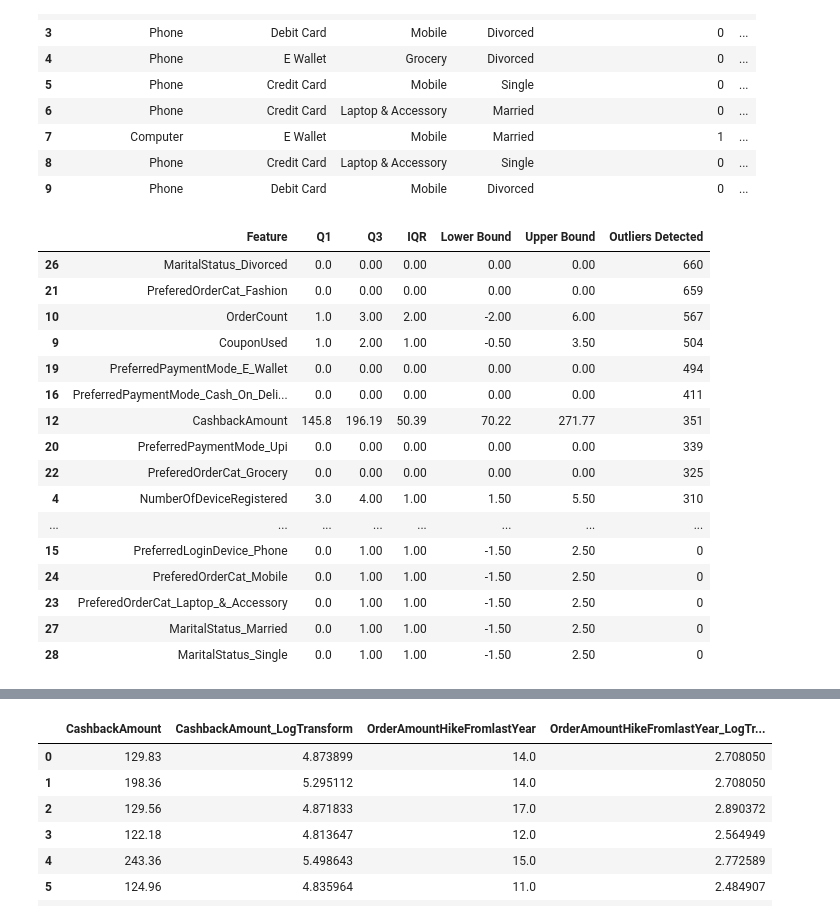
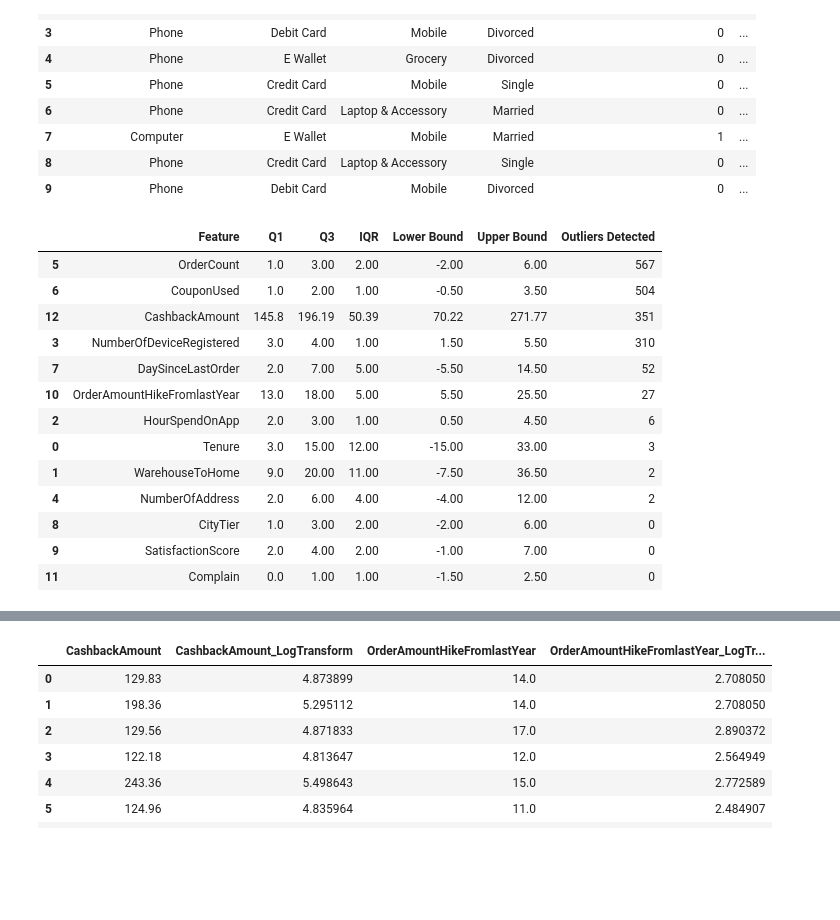
Before and after one commit to DrishtiNigam1928/CUSTOMER_CHURN, a Jupyter notebook: notebooks/main_analysis.ipynb, the cells around one changed output, grey strips where cells are left out. Saved outputs shown, nothing was run; the diff lists cells and outputs as text; code cells hidden in the pictures; blank space fills up the shorter version.

```diff
--- a/notebooks/main_analysis.ipynb
+++ b/notebooks/main_analysis.ipynb
@@ -199,7 +216,7 @@ def calc_range(min_val, max_val):
 
 stats_dict = {}
 
-for col in numerical_vars:
+for col in features_to_test:
     values = [v for v in df[col] if pd.notna(v)]
 
     col_mean = calc_mean(values)
@@ -420,12 +452,9 @@ PreferedOrderCat: ['Fashion', 'Grocery', 'Laptop & Accessory', 'Mobile', 'Others
 MaritalStatus: ['Divorced', 'Married', 'Single']
 # %%
 # --- D2: Check numeric columns for impossible/negative values
-numeric_check_cols = ["Tenure", "WarehouseToHome", "HourSpendOnApp", "NumberOfDeviceRegistered",
-                      "SatisfactionScore", "NumberOfAddress", "OrderAmountHikeFromlastYear",
-                      "CouponUsed", "OrderCount", "DaySinceLastOrder", "CashbackAmount"]
 
 invalid_report = []
-for col in numeric_check_cols:
+for col in features_to_test:
     if col in df_cleaned.columns:
         negative_count = (df_cleaned[col] < 0).sum()
         invalid_report.append({"Feature": col, "Negative Values": negative_count})
@@ -558,49 +589,62 @@ def calc_q3(values):
 # %%
 # Apply IQR method to each numerical feature
 iqr_report = []
 outlier_indices_by_col = {}   # store row indices for later decisions
 
-for col in numerical_vars:
+features_to_test = [
+    'Tenure',
+    'WarehouseToHome',
+    'HourSpendOnApp',
+    'NumberOfDeviceRegistered',
+    'NumberOfAddress',
+    'OrderCount',
+    'CouponUsed',
+    'DaySinceLastOrder',
+    'CityTier',
+    'SatisfactionScore',
+    'OrderAmountHikeFromlastYear',
+    'Complain',
+    'CashbackAmount'
+]
+
+for col in features_to_test:
     values = df_cleaned[col].dropna().tolist()
 
     q1 = calc_q1(values)
     q3 = calc_q3(values)
     iqr = q3 - q1                       # IQR = Q3 - Q1
     lower_bound = q1 - 1.5 * iqr        # Lower Bound
     upper_bound = q3 + 1.5 * iqr        # Upper Bound
 
     # Identify observations outside these limits
     outliers = df_cleaned[(df_cleaned[col] < lower_bound) | (df_cleaned[col] > upper_bound)]
     outlier_count = len(outliers)
 
     outlier_indices_by_col[col] = outliers.index.tolist()
 
     iqr_report.append({
         "Feature": col, "Q1": round(q1, 2), "Q3": round(q3, 2), "IQR": round(iqr, 2),
         "Lower Bound": round(lower_bound, 2), "Upper Bound": round(upper_bound, 2),
         "Outliers Detected": outlier_count
     })
 
 iqr_table = pd.DataFrame(iqr_report).sort_values("Outliers Detected", ascending=False)
 iqr_table
 # %% [output]
 |  | Feature | Q1 | Q3 | IQR | Lower Bound | Upper Bound | Outliers Detected |
-| 26 | MaritalStatus_Divorced | 0.0 | 0.00 | 0.00 | 0.00 | 0.00 | 660 |
-| 21 | PreferedOrderCat_Fashion | 0.0 | 0.00 | 0.00 | 0.00 | 0.00 | 659 |
-| 10 | OrderCount | 1.0 | 3.00 | 2.00 | -2.00 | 6.00 | 567 |
-| 9 | CouponUsed | 1.0 | 2.00 | 1.00 | -0.50 | 3.50 | 504 |
-| 19 | PreferredPaymentMode_E_Wallet | 0.0 | 0.00 | 0.00 | 0.00 | 0.00 | 494 |
-| 16 | PreferredPaymentMode_Cash_On_Deli... | 0.0 | 0.00 | 0.00 | 0.00 | 0.00 | 411 |
+| 5 | OrderCount | 1.0 | 3.00 | 2.00 | -2.00 | 6.00 | 567 |
+| 6 | CouponUsed | 1.0 | 2.00 | 1.00 | -0.50 | 3.50 | 504 |
 | 12 | CashbackAmount | 145.8 | 196.19 | 50.39 | 70.22 | 271.77 | 351 |
-| 20 | PreferredPaymentMode_Upi | 0.0 | 0.00 | 0.00 | 0.00 | 0.00 | 339 |
-| 22 | PreferedOrderCat_Grocery | 0.0 | 0.00 | 0.00 | 0.00 | 0.00 | 325 |
-| 4 | NumberOfDeviceRegistered | 3.0 | 4.00 | 1.00 | 1.50 | 5.50 | 310 |
-| ... | ... | ... | ... | ... | ... | ... | ... |
-| 15 | PreferredLoginDevice_Phone | 0.0 | 1.00 | 1.00 | -1.50 | 2.50 | 0 |
-| 24 | PreferedOrderCat_Mobile | 0.0 | 1.00 | 1.00 | -1.50 | 2.50 | 0 |
-| 23 | PreferedOrderCat_Laptop_&_Accessory | 0.0 | 1.00 | 1.00 | -1.50 | 2.50 | 0 |
-| 27 | MaritalStatus_Married | 0.0 | 1.00 | 1.00 | -1.50 | 2.50 | 0 |
-| 28 | MaritalStatus_Single | 0.0 | 1.00 | 1.00 | -1.50 | 2.50 | 0 |
+| 3 | NumberOfDeviceRegistered | 3.0 | 4.00 | 1.00 | 1.50 | 5.50 | 310 |
+| 7 | DaySinceLastOrder | 2.0 | 7.00 | 5.00 | -5.50 | 14.50 | 52 |
+| 10 | OrderAmountHikeFromlastYear | 13.0 | 18.00 | 5.00 | 5.50 | 25.50 | 27 |
+| 2 | HourSpendOnApp | 2.0 | 3.00 | 1.00 | 0.50 | 4.50 | 6 |
+| 0 | Tenure | 3.0 | 15.00 | 12.00 | -15.00 | 33.00 | 3 |
+| 1 | WarehouseToHome | 9.0 | 20.00 | 11.00 | -7.50 | 36.50 | 2 |
+| 4 | NumberOfAddress | 2.0 | 6.00 | 4.00 | -4.00 | 12.00 | 2 |
+| 8 | CityTier | 1.0 | 3.00 | 2.00 | -2.00 | 6.00 | 0 |
+| 9 | SatisfactionScore | 2.0 | 4.00 | 2.00 | -1.00 | 7.00 | 0 |
+| 11 | Complain | 0.0 | 1.00 | 1.00 | -1.50 | 2.50 | 0 |
 # %%
 #  Library verification (NumPy quantile)
 verify_rows = []
```
Also changed, not shown: parts of 25 cells of this notebook.
